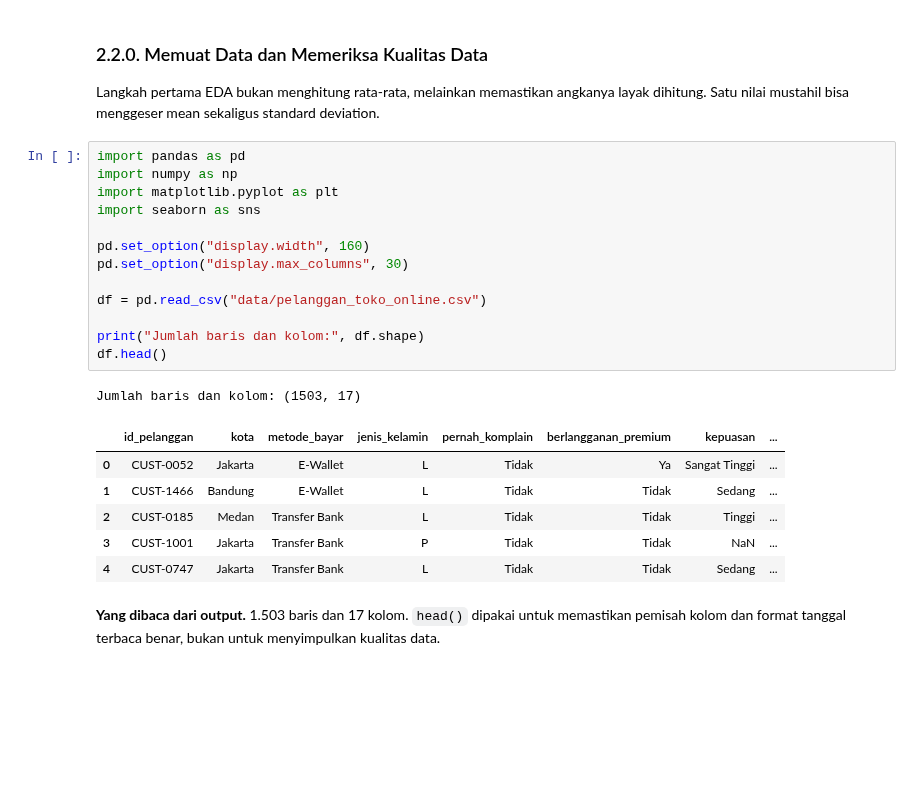
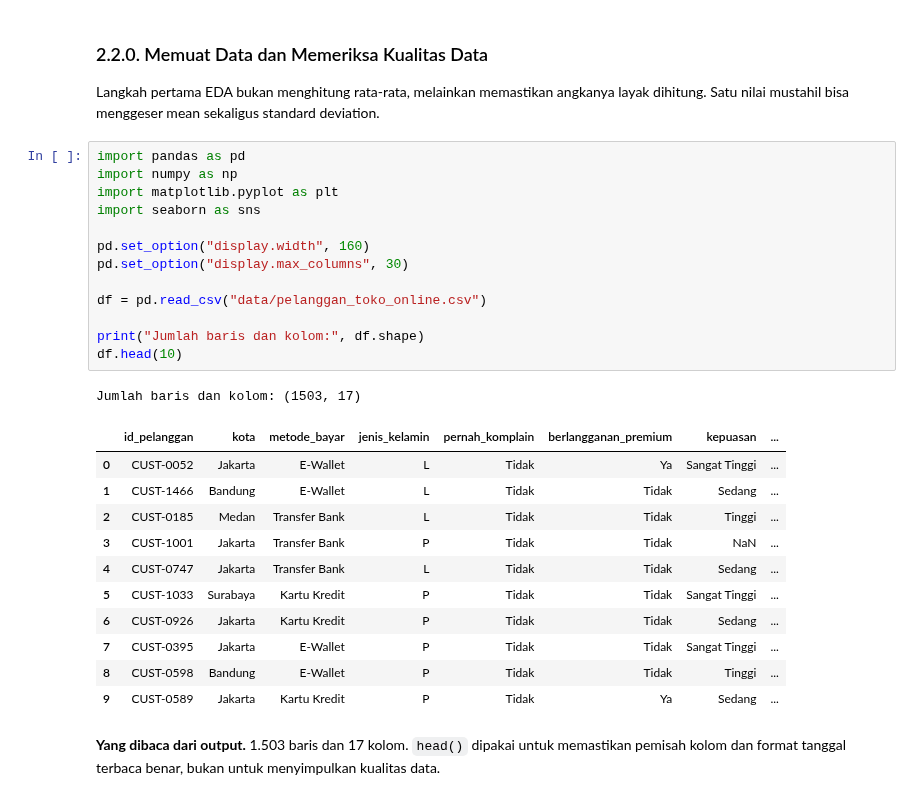
Before and after one commit to ZicoDiegoRR/Modul-DM-RKA-Zico, a Jupyter notebook: Materi/1 - Data Scraping & EDA/1a - Eksplorasi Data.ipynb, the cells around one changed output. Cells and saved outputs as stored; diff of their text form; blank space fills up the shorter version.

```diff
--- a/Materi/1 - Data Scraping & EDA/1a - Eksplorasi Data.ipynb
+++ b/Materi/1 - Data Scraping & EDA/1a - Eksplorasi Data.ipynb
@@ -364,24 +364,29 @@ Langkah pertama EDA bukan menghitung rata-rata, melainkan memastikan angkanya la
 # %%
 import pandas as pd
 import numpy as np
 import matplotlib.pyplot as plt
 import seaborn as sns
 
 pd.set_option("display.width", 160)
 pd.set_option("display.max_columns", 30)
 
 df = pd.read_csv("data/pelanggan_toko_online.csv")
 
 print("Jumlah baris dan kolom:", df.shape)
-df.head()
+df.head(10)
 # %% [output]
 Jumlah baris dan kolom: (1503, 17)
 |  | id_pelanggan | kota | metode_bayar | jenis_kelamin | pernah_komplain | berlangganan_premium | kepuasan | ... |
 | 0 | CUST-0052 | Jakarta | E-Wallet | L | Tidak | Ya | Sangat Tinggi | ... |
 | 1 | CUST-1466 | Bandung | E-Wallet | L | Tidak | Tidak | Sedang | ... |
 | 2 | CUST-0185 | Medan | Transfer Bank | L | Tidak | Tidak | Tinggi | ... |
 | 3 | CUST-1001 | Jakarta | Transfer Bank | P | Tidak | Tidak | NaN | ... |
 | 4 | CUST-0747 | Jakarta | Transfer Bank | L | Tidak | Tidak | Sedang | ... |
+| 5 | CUST-1033 | Surabaya | Kartu Kredit | P | Tidak | Tidak | Sangat Tinggi | ... |
+| 6 | CUST-0926 | Jakarta | Kartu Kredit | P | Tidak | Tidak | Sedang | ... |
+| 7 | CUST-0395 | Jakarta | E-Wallet | P | Tidak | Tidak | Sangat Tinggi | ... |
+| 8 | CUST-0598 | Bandung | E-Wallet | P | Tidak | Tidak | Tinggi | ... |
+| 9 | CUST-0589 | Jakarta | Kartu Kredit | P | Tidak | Ya | Sedang | ... |
 # %% [markdown]
 **Yang dibaca dari output.** 1.503 baris dan 17 kolom. `head()` dipakai untuk memastikan pemisah kolom dan format tanggal terbaca benar, bukan untuk menyimpulkan kualitas data.
 # %%
```
Also changed, not shown: parts of 2 cells of this notebook.
